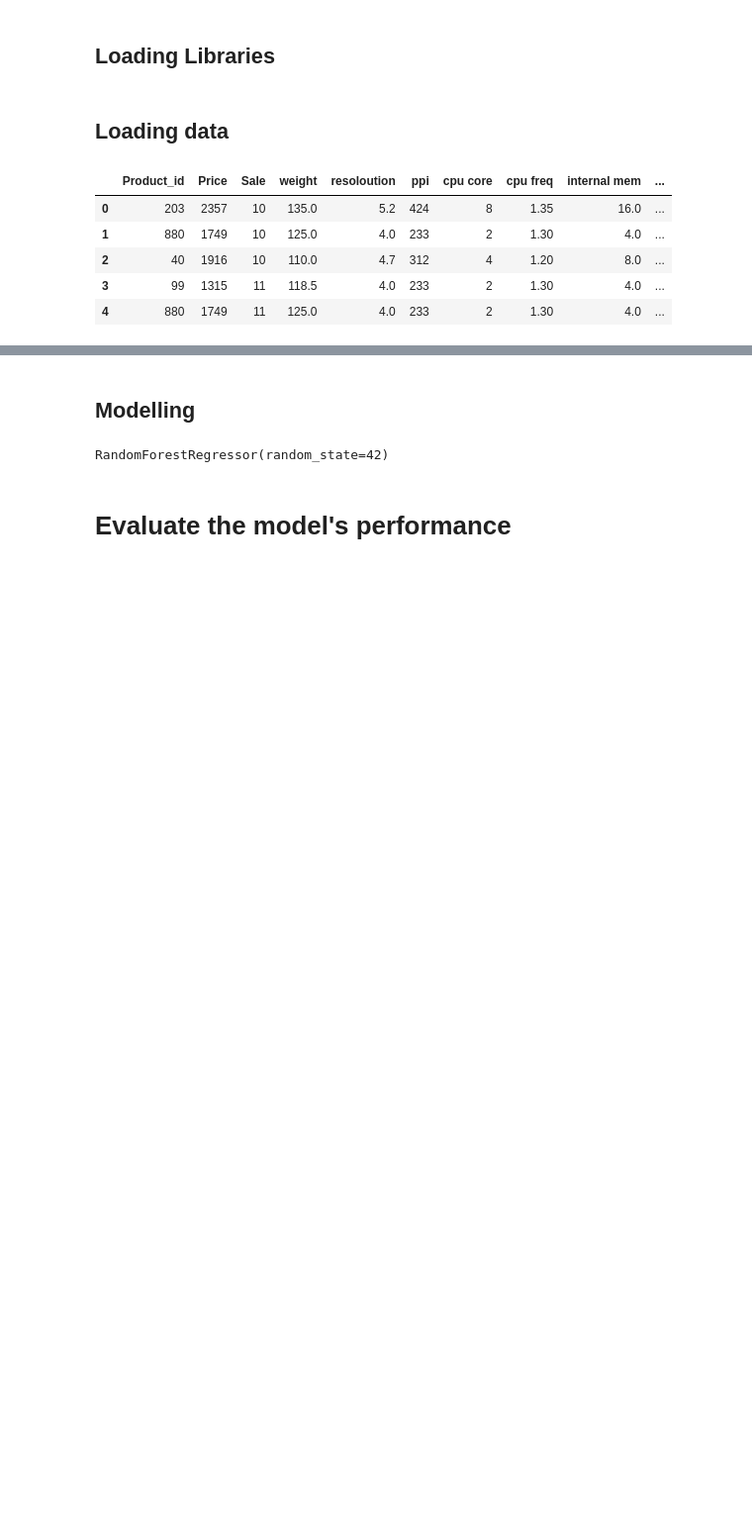
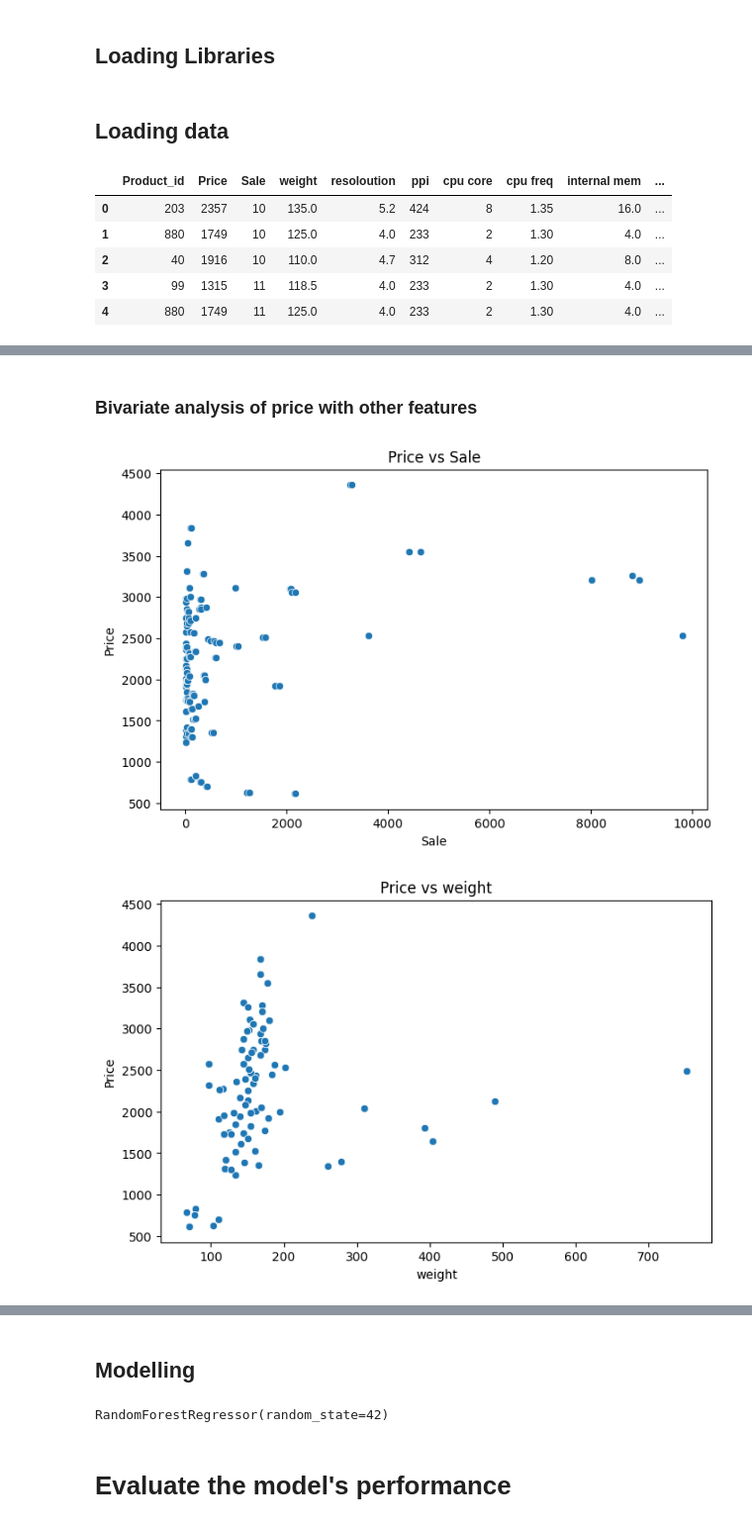
Before and after one commit to rahulkr6061/DS_Projects, a Jupyter notebook: Mobile_Phone_Price.ipynb, the cells around one changed output, grey strips where cells are left out. Shown at 99% size. Drawn from its saved outputs; the diff is of its cells as text; code cells hidden in the pictures; blank space fills up the shorter version.

```diff
--- a/Mobile_Phone_Price.ipynb
+++ b/Mobile_Phone_Price.ipynb
@@ -75,0 +130,14 @@ df = df.dropna()
+# %% [markdown]
+### Bivariate analysis of price with other features
+# %%
+for column in df.columns:
+    if column not in ['Price','Product_id']:
+        plt.figure(figsize=(8, 5))
+        sns.scatterplot(x=df[column], y=df['Price'])
+        plt.xlabel(column)
+        plt.ylabel("Price")
+        plt.title(f"Price vs {column}")
+        plt.show()
+# %% [output]
+[figure, added]
+[figure, added]
```
Also changed, not shown: parts of 16 cells of this notebook.
